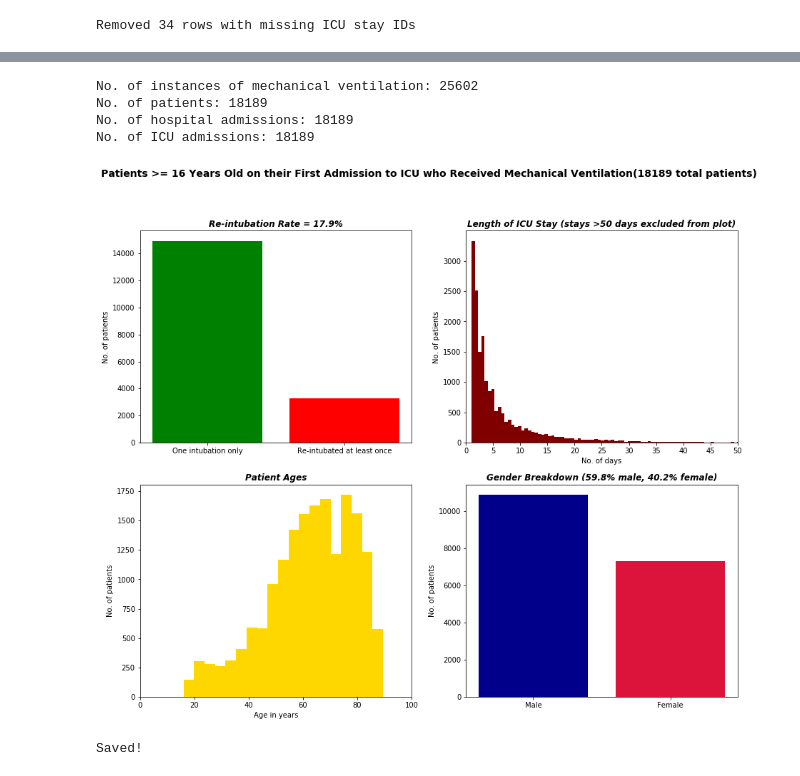
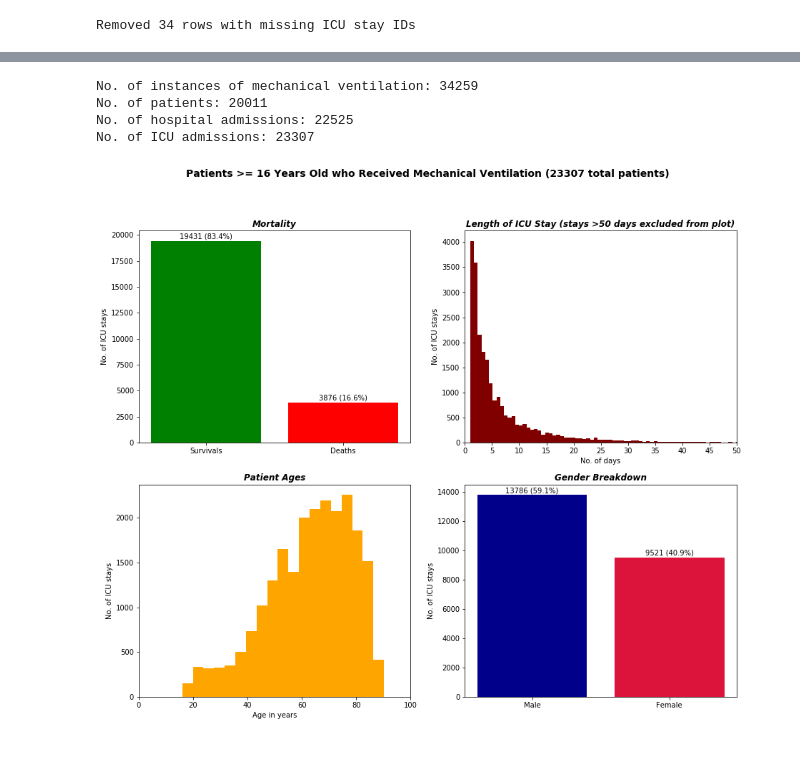
Before and after one commit to aneary12/mechanical-ventilation, a Jupyter notebook: patient_selection.ipynb, the cells around one changed output, grey strips where cells are left out. Cells and saved outputs as stored; diff of their text form; code cells hidden in the pictures.

```diff
--- a/patient_selection.ipynb
+++ b/patient_selection.ipynb
@@ -123,6 +115,6 @@ print("Removed {} rows with missing ICU stay IDs".format(num_missing))
 Removed 34 rows with missing ICU stay IDs
 # %%
 # Select ventilation information only for patients who meet our criteria
-mech_vent_patients = mech_vent[mech_vent['icustay_id'].isin(adult_24h_first_icu['icustay_id'])]
+mech_vent_patients = mech_vent[mech_vent['icustay_id'].isin(adult_24h_icu['icustay_id'])]
 print("Removed {} ICU stays that don't meet the criteria above (corresponding to {} instances of mechanical ventilation)".format(len(np.unique(mech_vent['icustay_id']))-len(np.unique(mech_vent_patients['icustay_id'])), len(mech_vent['icustay_id'])-len(mech_vent_patients['icustay_id'])))
 # %% [output]
@@ -130,5 +122,5 @@ Removed 8612 ICU stays that don't meet the criteria above (corresponding to 1287
 # %%
 # Remove patients who were not mechanically ventilated
-adult_24h_first_icu_mv = adult_24h_first_icu[adult_24h_first_icu['icustay_id'].isin(mech_vent_patients['icustay_id'])]
-print('Removed {} ICU stays where mechanical ventilation was not used'.format(len(np.unique(adult_24h_first_icu['icustay_id']))-len(np.unique(adult_24h_first_icu_mv['icustay_id']))))
+adult_24h_icu_mv = adult_24h_icu[adult_24h_icu['icustay_id'].isin(mech_vent_patients['icustay_id'])]
+print('Removed {} ICU stays where mechanical ventilation was not used'.format(len(np.unique(adult_24h_icu['icustay_id']))-len(np.unique(adult_24h_icu_mv['icustay_id']))))
 # %% [output]
@@ -136,5 +128,5 @@ Removed 15436 ICU stays where mechanical ventilation was not used
 # %%
 # Add a column describing the number of times a patient was ventilated
-adult_24h_first_icu_mv = adult_24h_first_icu_mv.merge(mech_vent_patients.groupby(['icustay_id']).max()['ventnum'], on='icustay_id')
+adult_24h_icu_mv = adult_24h_icu_mv.merge(mech_vent_patients.groupby(['icustay_id']).max()['ventnum'], on='icustay_id')
 # %%
 # Show some sample data for adult first ICU admission
@@ -149,55 +141,73 @@ adult_24h_first_icu_mv.head()
 # %%
 # Print some statistics about the processed patient population
 print("No. of instances of mechanical ventilation: {}".format(len(mech_vent_patients['icustay_id'])))
-print('No. of patients: {}'.format(len(np.unique(adult_24h_first_icu_mv['subject_id']))))
-print('No. of hospital admissions: {}'.format(len(np.unique(adult_24h_first_icu_mv['hadm_id']))))
-print('No. of ICU admissions: {}'.format(len(np.unique(adult_24h_first_icu_mv['icustay_id']))))
+print('No. of patients: {}'.format(len(np.unique(adult_24h_icu_mv['subject_id']))))
+print('No. of hospital admissions: {}'.format(len(np.unique(adult_24h_icu_mv['hadm_id']))))
+print('No. of ICU admissions: {}'.format(len(np.unique(adult_24h_icu_mv['icustay_id']))))
 # %% [output]
-No. of instances of mechanical ventilation: 25602
-No. of patients: 18189
-No. of hospital admissions: 18189
-No. of ICU admissions: 18189
+No. of instances of mechanical ventilation: 34259
+No. of patients: 20011
+No. of hospital admissions: 22525
+No. of ICU admissions: 23307
 # %%
-# Visualise re-intubation rate,length of ICU stay, age and gender
+# Visualise mortality rate,length of ICU stay, age and gender
 fig, axs = plt.subplots(2, 2, figsize=(15,12))
-fig.suptitle('Patients >= 16 Years Old on their First Admission to ICU who Received Mechanical Ventilation({} total patients)'.format(len(adult_24h_first_icu_mv)), weight='semibold', fontsize=14)
+fig.suptitle('Patients >= 16 Years Old who Received Mechanical Ventilation ({} total patients)'.format(len(adult_24h_icu_mv)), weight='semibold', fontsize=14)
 
 # Plot the mortality
-axs[0,0].bar(x=['One intubation only','Re-intubated at least once'], height=[len(adult_24h_first_icu_mv)-sum(adult_24h_first_icu_mv['ventnum']>1),sum(adult_24h_first_icu_mv['ventnum']>1)], color=['g','r'])
-axs[0,0].set_title('Re-intubation Rate = {:.1f}%'.format(100*sum(adult_24h_first_icu_mv['ventnum']>1)/len(adult_24h_first_icu_mv)), style='italic', weight='semibold')
-axs[0,0].set_ylabel('No. of patients')
+bar1 = axs[0,0].bar(x=['Survivals','Deaths'], height=[len(adult_24h_icu_mv[adult_24h_icu_mv['hospital_expire_flag']==0]),len(adult_24h_icu_mv[adult_24h_icu_mv['hospital_expire_flag']==1])], color=['g','r'])
+axs[0,0].set_title('Mortality', style='italic', weight='semibold')
+axs[0,0].set_ylabel('No. of ICU stays')
 
 # Plot the length of stay
-axs[0,1].hist(x=adult_24h_first_icu_mv['los'], bins=250, color='maroon')
+axs[0,1].hist(x=adult_24h_icu_mv['los'], bins=250, color='maroon')
 axs[0,1].set_title('Length of ICU Stay (stays >50 days excluded from plot)', style='italic', weight='semibold')
 axs[0,1].set_xlim([0,50])
 axs[0,1].set_xticks(range(0,51,5))
 axs[0,1].set_xlabel('No. of days')
-axs[0,1].set_ylabel('No. of patients')
+axs[0,1].set_ylabel('No. of ICU stays')
 
 # Plot the patient ages
-axs[1,0].hist(x=adult_24h_first_icu_mv['age'].astype('int64'), bins=75, color='gold')
+axs[1,0].hist(x=adult_24h_icu_mv['age'].astype('int64'), bins=75, color='orange')
 axs[1,0].set_title('Patient Ages', style='italic', weight='semibold')
 axs[1,0].set_xlim([0,100])
 axs[1,0].set_xlabel('Age in years')
-axs[1,0].set_ylabel('No. of patients')
+axs[1,0].set_ylabel('No. of ICU stays')
 
 # Plot the gender breakdown
-axs[1,1].bar(x=['Male','Female'], height=[sum(adult_24h_first_icu_mv['gender']=='M'),sum(adult_24h_first_icu_mv['gender']=='F')], color=['darkblue','crimson'])
-axs[1,1].set_title('Gender Breakdown ({:.1f}% male, {:.1f}% female)'.format(100*sum(adult_24h_first_icu_mv['gender']=='M')/len(adult_24h_first_icu_mv), 100*sum(adult_24h_first_icu_mv['gender']=='F')/len(adult_24h_first_icu_mv)), style='italic', weight='semibold')
-axs[1,1].set_ylabel('No. of patients');
+bar2 = axs[1,1].bar(x=['Male','Female'], height=[sum(adult_24h_icu_mv['gender']=='M'),sum(adult_24h_icu_mv['gender']=='F')], color=['darkblue','crimson'])
+axs[1,1].set_title('Gender Breakdown', style='italic', weight='semibold')
+axs[1,1].set_ylabel('No. of ICU stays')
+
+# Add a text label above bars in bar chart
+def autolabel(rects):
+    """Attach a text label above each bar in *rects*, displaying its height."""
+    if rects==bar1:
+        ax = axs[0,0]
+    elif rects==bar2:
+        ax = axs[1,1]
+    for rect in rects:
+        height = rect.get_height()
+        ax.annotate('{} ({:.1f}%)'.format(height, 100*height/len(adult_24h_icu_mv)),
+                    xy=(rect.get_x() + rect.get_width() / 2, height),
+                    xytext=(0, 1),  # 2 points vertical offset
+                    textcoords="offset points",
+                    ha='center', va='bottom')
+autolabel(bar1)
+autolabel(bar2)
+
+# Save the plot
+plt.savefig('plots/patients.png');
 # %% [output]
-[figure, old version]
+[figure, new version]
 # %%
 # Sort patients by subject_id, then hadm_id and icustay_id
-adult_24h_first_icu_mv.sort_values(by=['subject_id', 'hadm_id', 'icustay_id'])
+adult_24h_icu_mv.sort_values(by=['subject_id', 'hadm_id', 'icustay_id'])
 
 # Save to patients.npy
 if not os.path.exists('./data'):
     os.makedirs('./data')
 
-tosave = {'patients': adult_24h_first_icu_mv, 'mech_vent': mech_vent_patients}
+tosave = {'patients': adult_24h_icu_mv, 'mech_vent': mech_vent_patients}
 np.save('data/patients.npy',tosave)
 print("Saved!")
-# %% [output]
-Saved!
```
Also changed, not shown: parts of 6 cells of this notebook, 28 other files.
